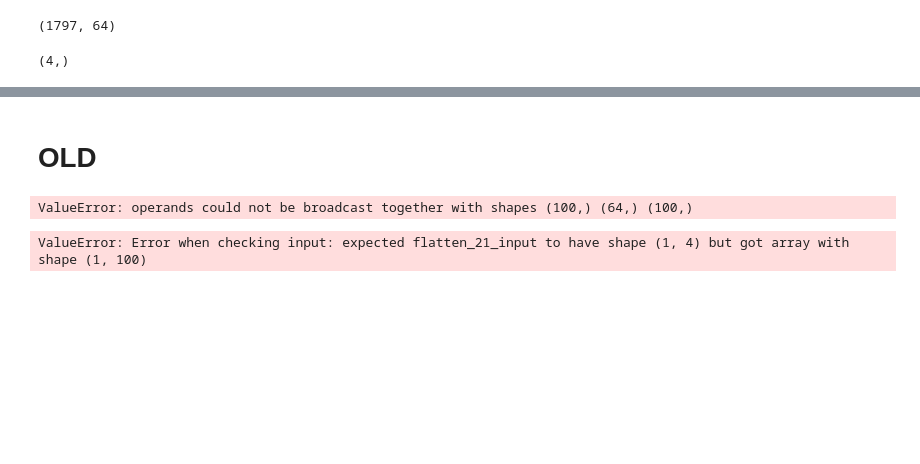
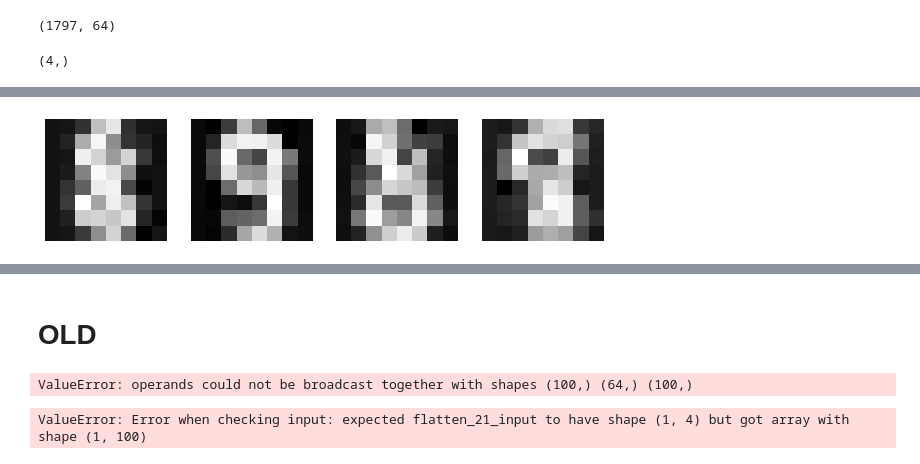
Before and after one commit to FinAminToastCrunch/Neural-Matched-Pursuit, a Jupyter notebook: neural_matched_pursuit.ipynb, the cells around one changed output, grey strips where cells are left out. Cells and saved outputs as stored; diff of their text form; code cells hidden in the pictures; blank space fills up the shorter version.

```diff
--- a/neural_matched_pursuit.ipynb
+++ b/neural_matched_pursuit.ipynb
@@ -493,0 +505,3 @@ env.observation_space.shape
+# %%
+TestEnv = OMPEnvironment(dictionary, images_test, non_zero_coeff=12)
+agent.test_policy = GreedyQPolicy()
@@ -493,0 +529,15 @@ env.observation_space.shape
+# %%
+apTest = np.array(TestEnv.approximated_signals)[:,0]
+yTest = np.array(TestEnv.approximated_signals)[:,1]
+# %%
+# Reshape the last 4 images to 8 by 8
+reshaped_images = apTest[-4:].reshape(-1, 8, 8)
+
+# Display the images using plt
+fig, axs = plt.subplots(1, 4, figsize=(10, 5))
+for i in range(4):
+    axs[i].imshow(reshaped_images[i], cmap='gray')
+    axs[i].axis('off')
+plt.show()
+# %% [output]
+[figure, added]
```
Also changed, not shown: parts of 18 cells of this notebook.
